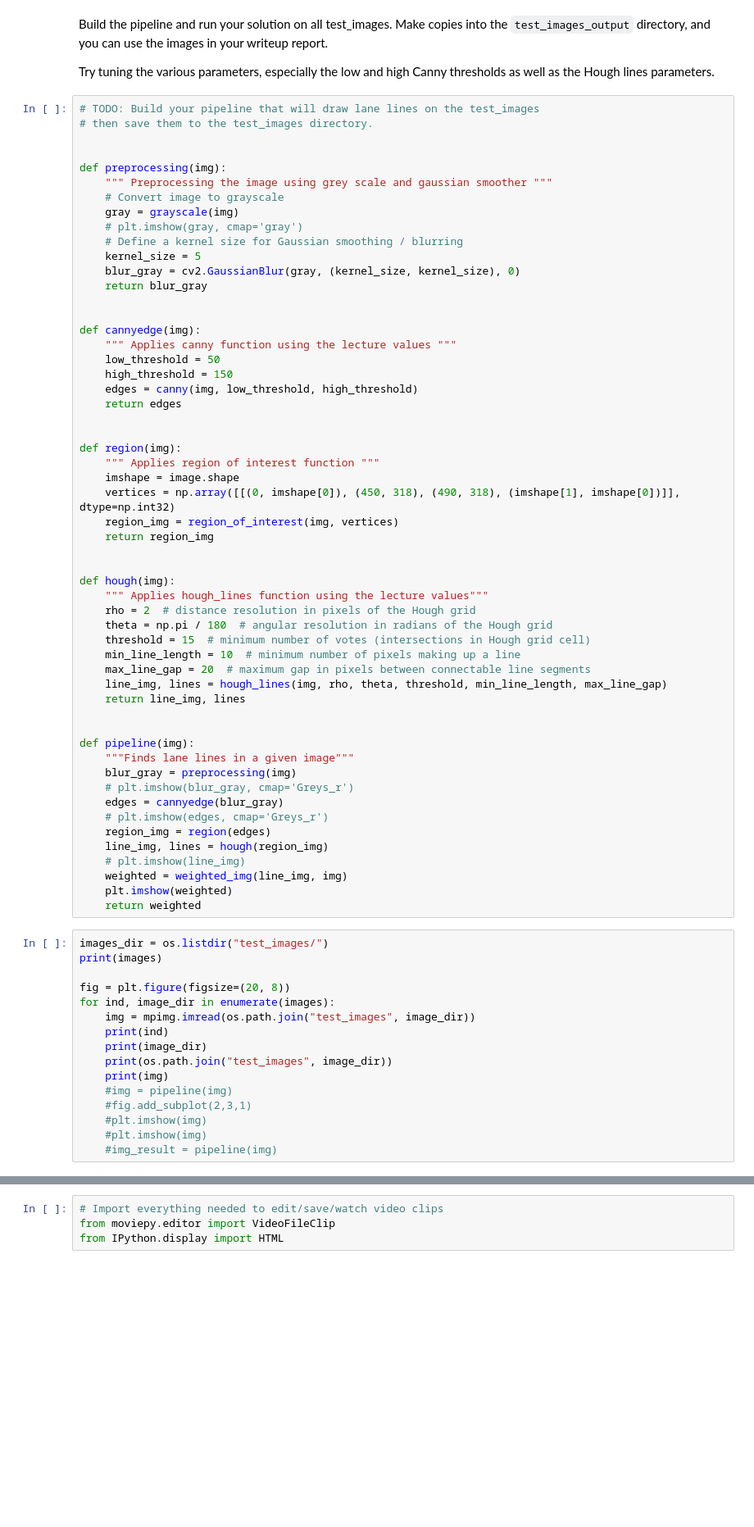
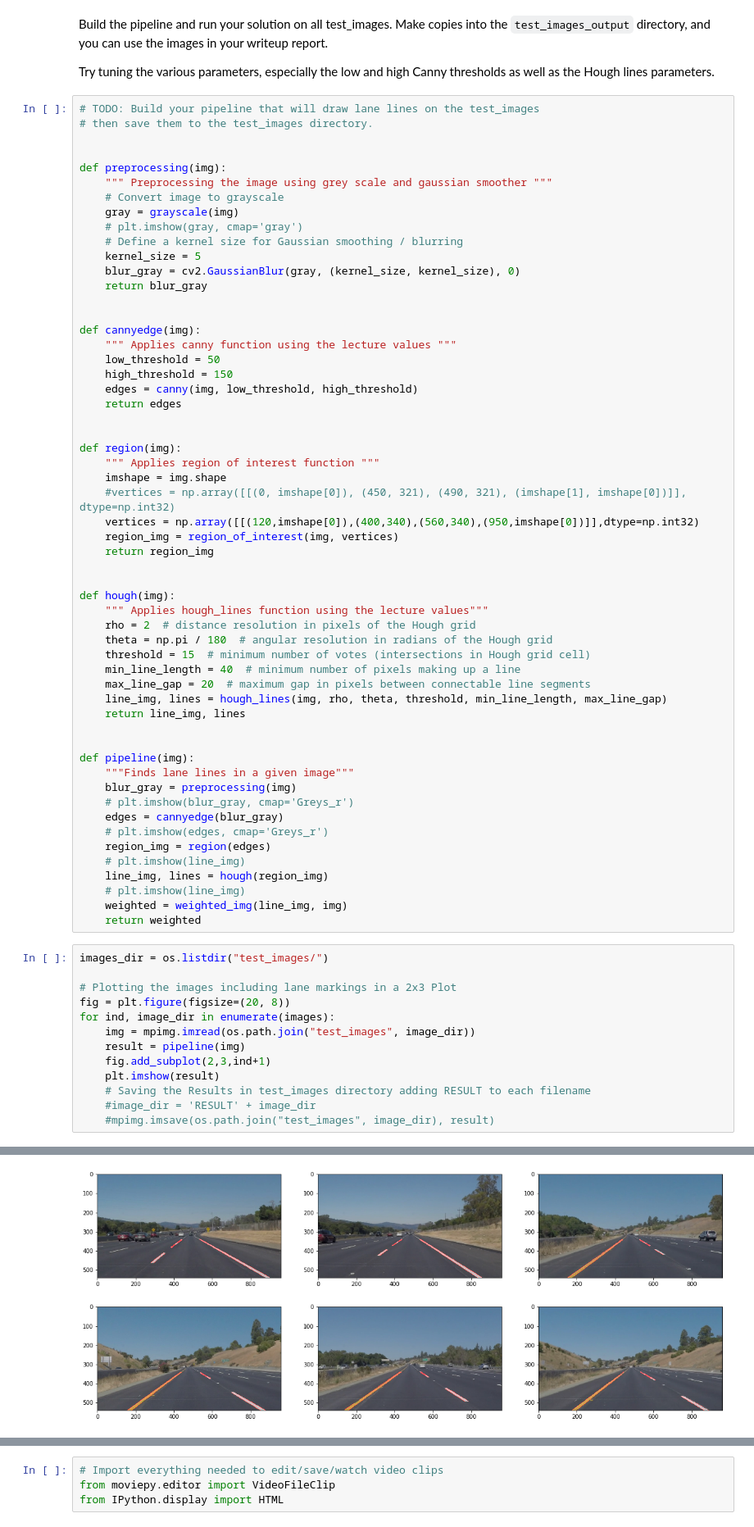
Before and after one commit to TDorau/self-driving-car-nanodegree, a Jupyter notebook: 1-finding-lanes/P1.ipynb, the cells around one changed output, grey strips where cells are left out. Shown at 82% size. Saved outputs shown, nothing was run; the diff lists cells and outputs as text; blank space fills up the shorter version.

Commit message:
Adde working result images and loop to save images

```diff
--- a/1-finding-lanes/P1.ipynb
+++ b/1-finding-lanes/P1.ipynb
@@ -218,8 +218,9 @@ def cannyedge(img):
 
 def region(img):
     """ Applies region of interest function """
-    imshape = image.shape
-    vertices = np.array([[(0, imshape[0]), (450, 318), (490, 318), (imshape[1], imshape[0])]], dtype=np.int32)
+    imshape = img.shape
+    #vertices = np.array([[(0, imshape[0]), (450, 321), (490, 321), (imshape[1], imshape[0])]], dtype=np.int32)
+    vertices = np.array([[(120,imshape[0]),(400,340),(560,340),(950,imshape[0])]],dtype=np.int32)
     region_img = region_of_interest(img, vertices)
     return region_img
 
@@ -229,7 +230,7 @@ def hough(img):
     rho = 2  # distance resolution in pixels of the Hough grid
     theta = np.pi / 180  # angular resolution in radians of the Hough grid
     threshold = 15  # minimum number of votes (intersections in Hough grid cell)
-    min_line_length = 10  # minimum number of pixels making up a line
+    min_line_length = 40  # minimum number of pixels making up a line
     max_line_gap = 20  # maximum gap in pixels between connectable line segments
     line_img, lines = hough_lines(img, rho, theta, threshold, min_line_length, max_line_gap)
     return line_img, lines
@@ -242,25 +243,22 @@ def pipeline(img):
     edges = cannyedge(blur_gray)
     # plt.imshow(edges, cmap='Greys_r')
     region_img = region(edges)
+    # plt.imshow(line_img)
     line_img, lines = hough(region_img)
     # plt.imshow(line_img)
     weighted = weighted_img(line_img, img)
-    plt.imshow(weighted)
     return weighted
 # %%
 images_dir = os.listdir("test_images/")
-print(images)
 
+# Plotting the images including lane markings in a 2x3 Plot
 fig = plt.figure(figsize=(20, 8))
 for ind, image_dir in enumerate(images):
     img = mpimg.imread(os.path.join("test_images", image_dir))
-    print(ind)
-    print(image_dir)
-    print(os.path.join("test_images", image_dir))
-    print(img)
-    #img = pipeline(img)
-    #fig.add_subplot(2,3,1)
-    #plt.imshow(img)
-    #plt.imshow(img)
-    #img_result = pipeline(img)
+    result = pipeline(img)
+    fig.add_subplot(2,3,ind+1)
+    plt.imshow(result)
+    # Saving the Results in test_images directory adding RESULT to each filename
+    #image_dir = 'RESULT' + image_dir
+    #mpimg.imsave(os.path.join("test_images", image_dir), result)
 # %% [output]
@@ -285,3 +265,4 @@ test_images\solidWhiteCurve.jpg
+[figure, added]
 # %% [markdown]
 ## Test on Videos
 
```
Also changed, not shown: parts of 1 cell of this notebook.
